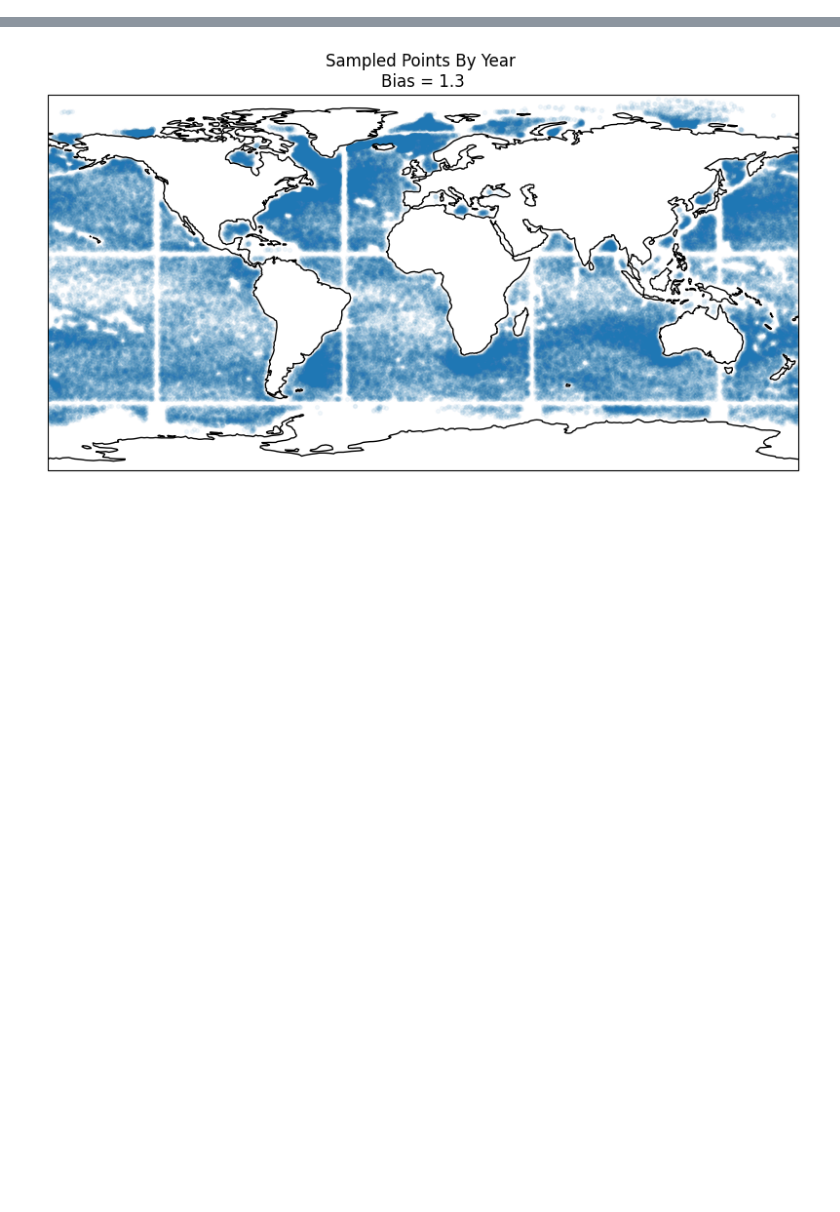
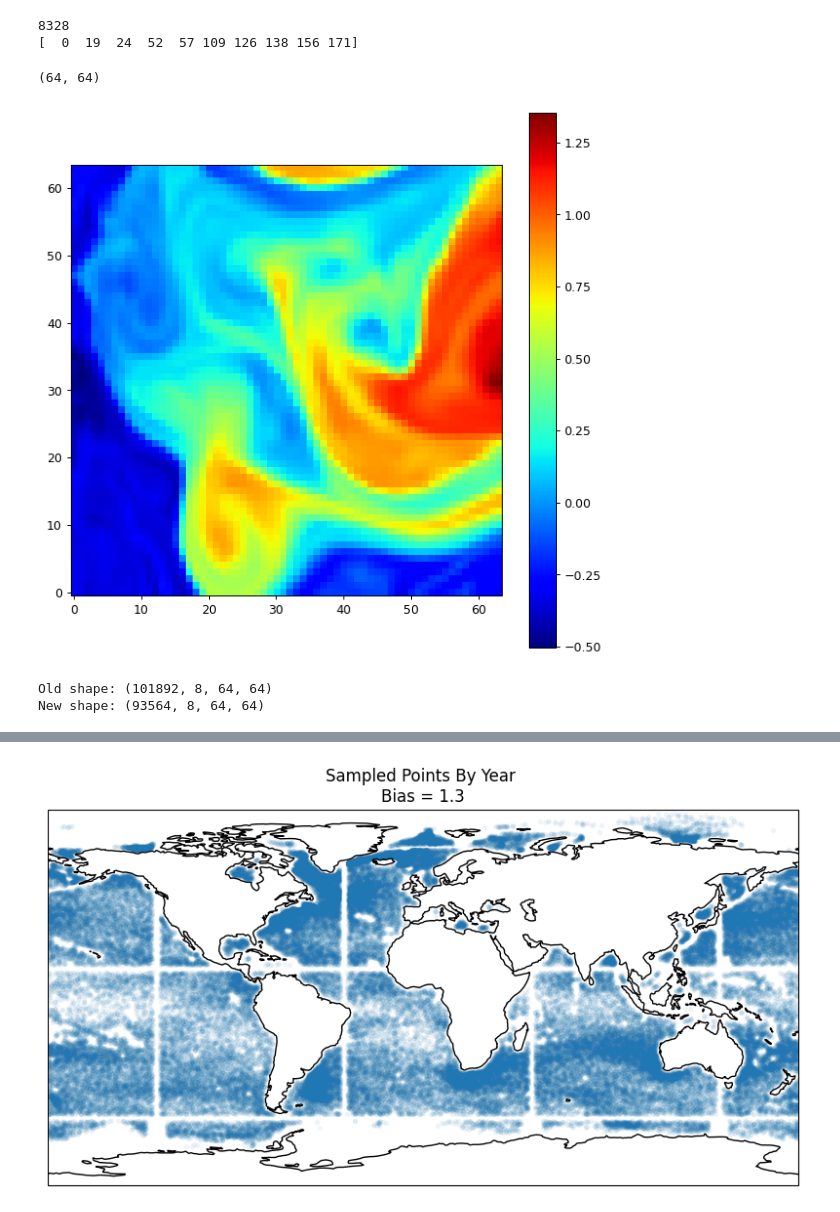
Before and after one commit to Sea-Meets-the-Stars/DBOF_Representation_Learning, a Jupyter notebook: notebooks/eda.ipynb, the cells around one changed output, grey strips where cells are left out. Drawn from its saved outputs; the diff is of its cells as text; code cells hidden in the pictures; blank space fills up the shorter version.

```diff
--- a/notebooks/eda.ipynb
+++ b/notebooks/eda.ipynb
@@ -25,0 +210,39 @@ reader = zarr_dataset.ZarrDatasetReader(
+# %%
+# ice???
+bad_mask = (theta <= 0).any(axis=(1, 2))
+
+count = bad_mask.sum()
+ice_indices = np.where(bad_mask)[0]
+
+print(count)
+print(ice_indices[:10])
+# %% [output]
+8328
+[  0  19  24  52  57 109 126 138 156 171]
+# %%
+img = images_np[52, 2, :,:]
+print(img.shape)
+plt.figure(figsize=(8,8), dpi= 90)
+
+im = plt.imshow(img, origin='lower', cmap='jet')
+plt.colorbar(im)   # attach colorbar to this image
+
+plt.show()
+# %% [output]
+(64, 64)
+[figure, added]
+# %%
+# NOTE this ruins the indexing system.
+# Image Ids need to be removed for these indexes as well todo
+N = images_clean_np.shape[0]
+
+keep_mask = np.ones(N, dtype=bool)
+keep_mask[ice_indices] = False
+
+images_clean_no_ice_np = images_clean_np[keep_mask]
+
+print("Old shape:", images_clean_np.shape)
+print("New shape:", images_clean_no_ice_np.shape)
+# %% [output]
+Old shape: (101892, 8, 64, 64)
+New shape: (93564, 8, 64, 64)
```
Also changed, not shown: parts of 18 cells of this notebook, 2 other files.
